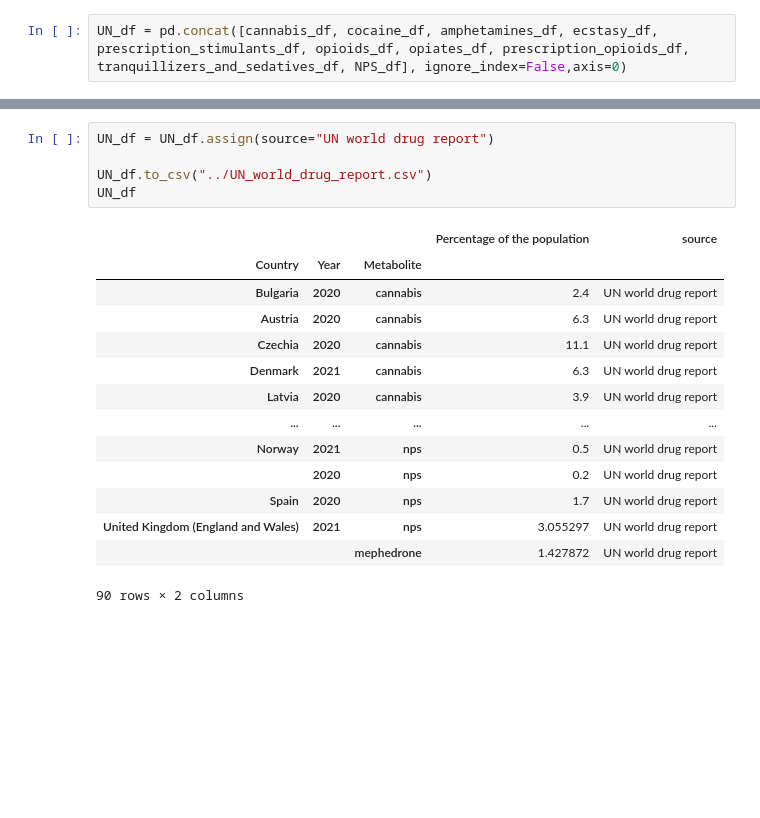
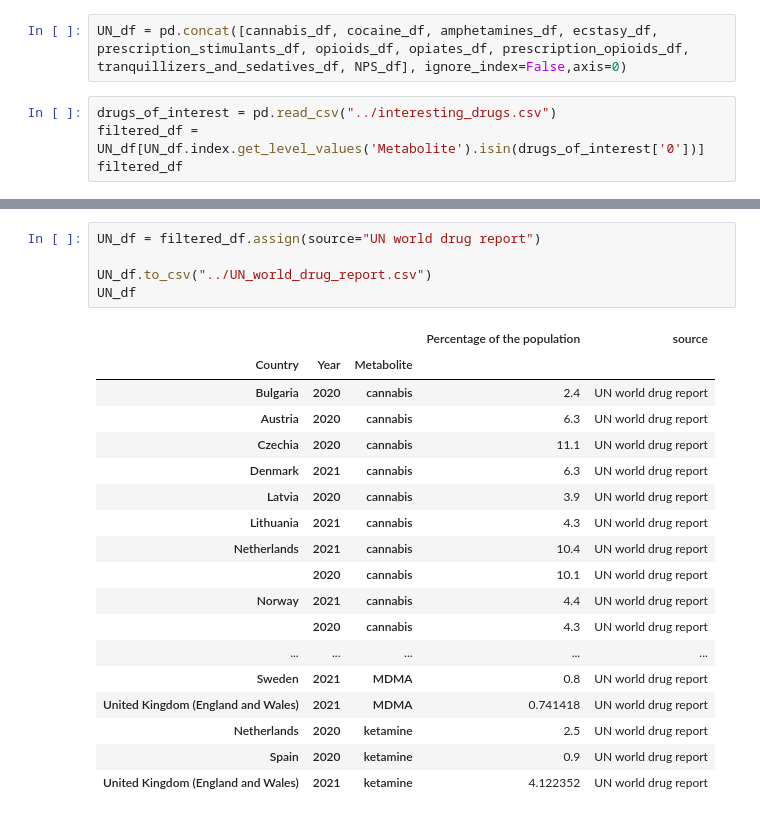
Before and after one commit to mspigt/DSP-A4, a Jupyter notebook: traditional_data/UN/UN_report.ipynb, the cells around one changed output, grey strips where cells are left out. Drawn from its saved outputs; the diff is of its cells as text; blank space fills up the shorter version.

Commit message:
updated drug type

```diff
--- a/traditional_data/UN/UN_report.ipynb
+++ b/traditional_data/UN/UN_report.ipynb
@@ -121,3 +121,7 @@ NPS_df
 |  |  | mephedrone | 1.427872 |
 # %%
 UN_df = pd.concat([cannabis_df, cocaine_df, amphetamines_df, ecstasy_df, prescription_stimulants_df, opioids_df, opiates_df, prescription_opioids_df, tranquillizers_and_sedatives_df, NPS_df], ignore_index=False,axis=0)
+# %%
+drugs_of_interest = pd.read_csv("../interesting_drugs.csv")
+filtered_df = UN_df[UN_df.index.get_level_values('Metabolite').isin(drugs_of_interest['0'])]
+filtered_df
@@ -124,20 +147,24 @@ UN_df = pd.concat([cannabis_df, cocaine_df, amphetamines_df, ecstasy_df, prescri
 # %%
-UN_df = UN_df.assign(source="UN world drug report")
+UN_df = filtered_df.assign(source="UN world drug report")
 
 UN_df.to_csv("../UN_world_drug_report.csv")
 UN_df
 # %% [output]
 |  |  |  | Percentage of the population | source |
 | Country | Year | Metabolite |  |  |
 | Bulgaria | 2020 | cannabis | 2.4 | UN world drug report |
 | Austria | 2020 | cannabis | 6.3 | UN world drug report |
 | Czechia | 2020 | cannabis | 11.1 | UN world drug report |
 | Denmark | 2021 | cannabis | 6.3 | UN world drug report |
 | Latvia | 2020 | cannabis | 3.9 | UN world drug report |
+| Lithuania | 2021 | cannabis | 4.3 | UN world drug report |
+| Netherlands | 2021 | cannabis | 10.4 | UN world drug report |
+|  | 2020 | cannabis | 10.1 | UN world drug report |
+| Norway | 2021 | cannabis | 4.4 | UN world drug report |
+|  | 2020 | cannabis | 4.3 | UN world drug report |
 | ... | ... | ... | ... | ... |
-| Norway | 2021 | nps | 0.5 | UN world drug report |
-|  | 2020 | nps | 0.2 | UN world drug report |
-| Spain | 2020 | nps | 1.7 | UN world drug report |
-| United Kingdom (England and Wales) | 2021 | nps | 3.055297 | UN world drug report |
-|  |  | mephedrone | 1.427872 | UN world drug report |
+| Sweden | 2021 | MDMA | 0.8 | UN world drug report |
+| United Kingdom (England and Wales) | 2021 | MDMA | 0.741418 | UN world drug report |
+| Netherlands | 2020 | ketamine | 2.5 | UN world drug report |
+| Spain | 2020 | ketamine | 0.9 | UN world drug report |
+| United Kingdom (England and Wales) | 2021 | ketamine | 4.122352 | UN world drug report |
-90 rows × 2 columns
```
Also changed, not shown: parts of 1 cell of this notebook, 3 other files.
